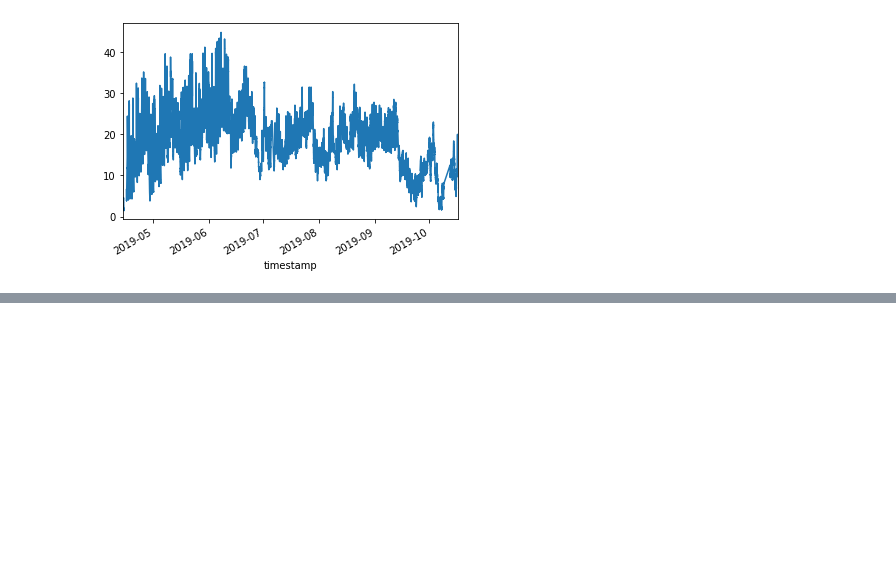
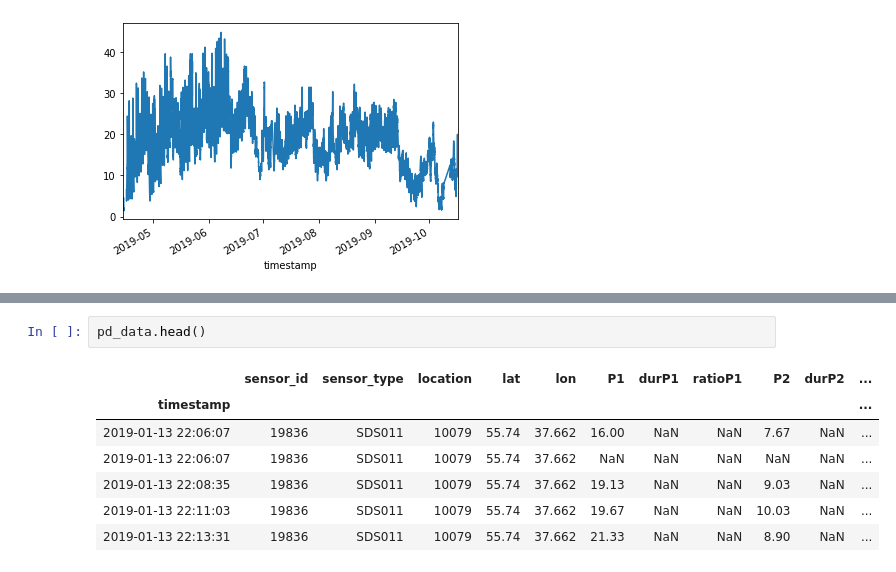
Before and after one commit to aerubanov/Proj_Air_Quality, a Jupyter notebook: notebooks/data_description.ipynb, the cells around one changed output, grey strips where cells are left out. Drawn from its saved outputs; the diff is of its cells as text; blank space fills up the shorter version.

```diff
--- a/notebooks/Untitled.ipynb
+++ b/notebooks/data_description.ipynb
@@ -57,0 +74,10 @@ temp_data.temperature.plot()
+# %%
+pd_data.head()
+# %% [output]
+|  | sensor_id | sensor_type | location | lat | lon | P1 | durP1 | ratioP1 | P2 | durP2 | ... |
+| timestamp |  |  |  |  |  |  |  |  |  |  | ... |
+| 2019-01-13 22:06:07 | 19836 | SDS011 | 10079 | 55.74 | 37.662 | 16.00 | NaN | NaN | 7.67 | NaN | ... |
+| 2019-01-13 22:06:07 | 19836 | SDS011 | 10079 | 55.74 | 37.662 | NaN | NaN | NaN | NaN | NaN | ... |
+| 2019-01-13 22:08:35 | 19836 | SDS011 | 10079 | 55.74 | 37.662 | 19.13 | NaN | NaN | 9.03 | NaN | ... |
+| 2019-01-13 22:11:03 | 19836 | SDS011 | 10079 | 55.74 | 37.662 | 19.67 | NaN | NaN | 10.03 | NaN | ... |
+| 2019-01-13 22:13:31 | 19836 | SDS011 | 10079 | 55.74 | 37.662 | 21.33 | NaN | NaN | 8.90 | NaN | ... |
```
Also changed, not shown: parts of 7 cells of this notebook.
